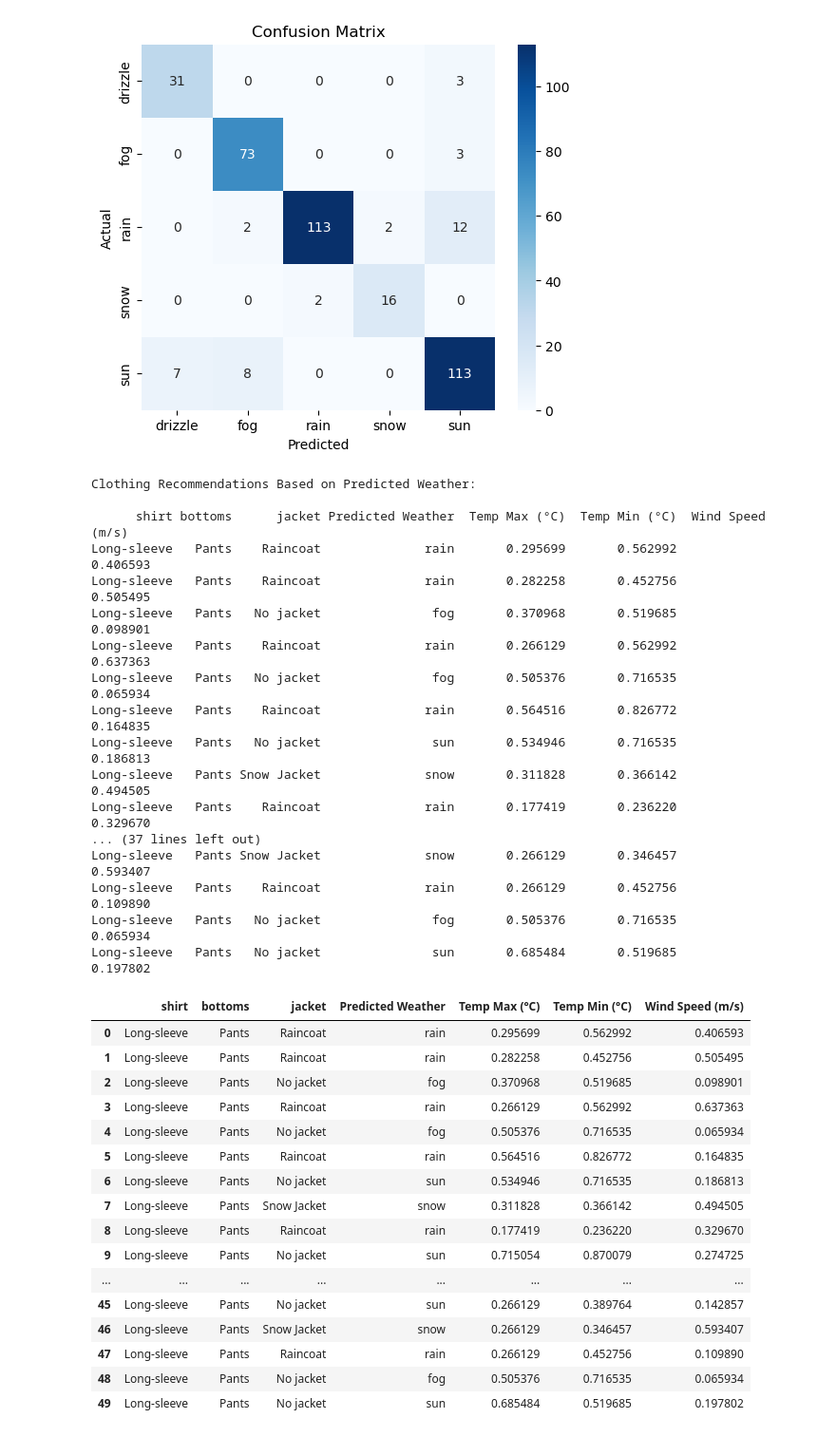
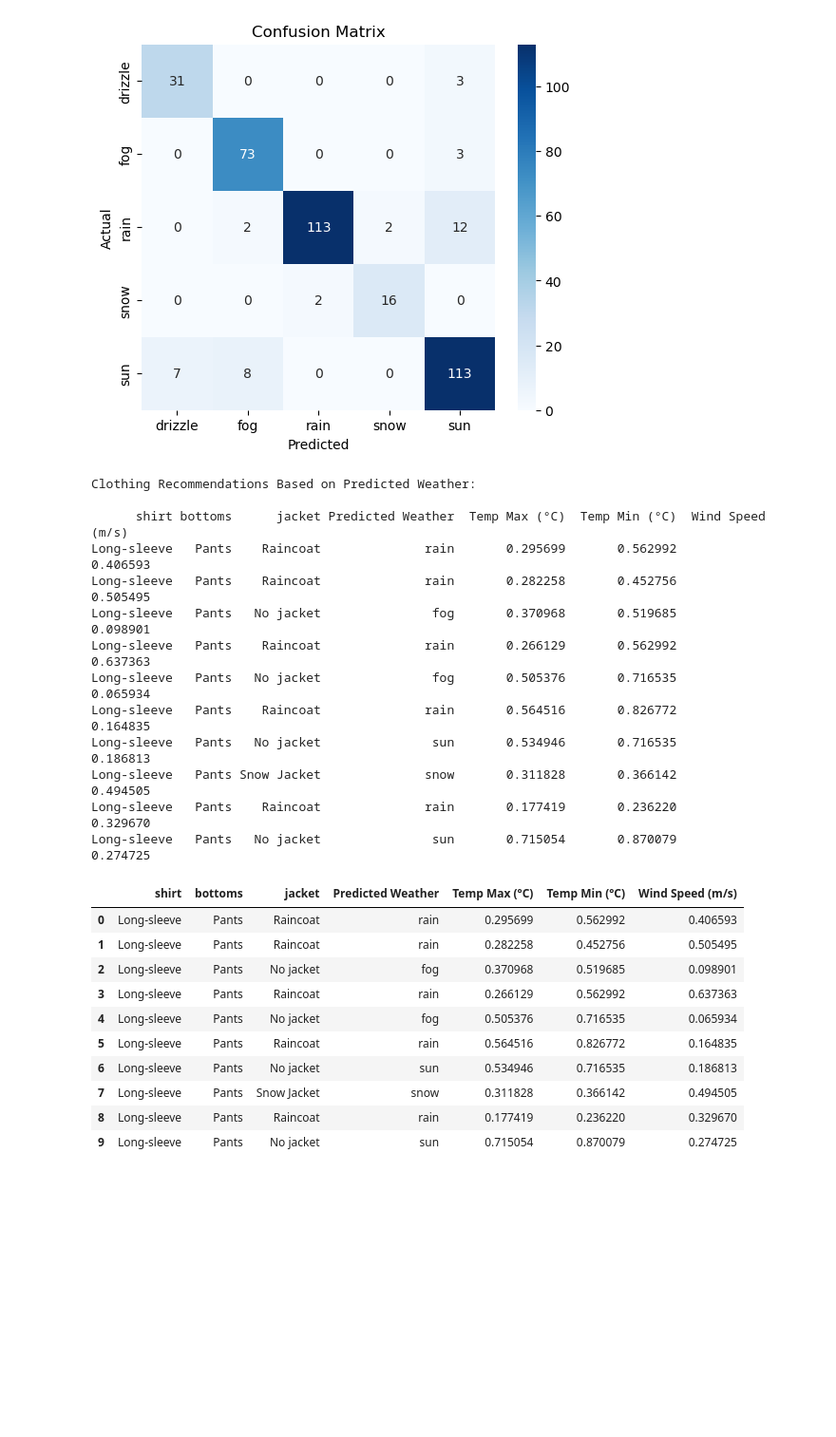
Before and after one commit to joshleh/WeatherWear, a Jupyter notebook: weather-predictor.ipynb, the cells around one changed output. Shown at 95% size. Drawn from its saved outputs; the diff is of its cells as text; code cells hidden in the pictures; blank space fills up the shorter version.

```diff
--- a/weather-predictor.ipynb
+++ b/weather-predictor.ipynb
@@ -222,7 +222,7 @@ plt.show()
 [figure]
 # %%
 # Select a few random test samples
-sample_days = X_test.sample(50, random_state=42)
+sample_days = X_test.sample(10, random_state=42)
 predicted_weather = rf_model.predict(sample_days)
 
 # Generate recommendations for each sample
@@ -246,41 +246,31 @@ recommendation_df = pd.DataFrame(recommendations)
 # Display results in table format
 print("\nClothing Recommendations Based on Predicted Weather:\n")
 print(recommendation_df.to_string(index=False))
 
 # Display as a DataFrame
 recommendation_df
 # %% [output]
 Clothing Recommendations Based on Predicted Weather:
 
       shirt bottoms      jacket Predicted Weather  Temp Max (°C)  Temp Min (°C)  Wind Speed (m/s)
 Long-sleeve   Pants    Raincoat              rain       0.295699       0.562992          0.406593
 Long-sleeve   Pants    Raincoat              rain       0.282258       0.452756          0.505495
 Long-sleeve   Pants   No jacket               fog       0.370968       0.519685          0.098901
 Long-sleeve   Pants    Raincoat              rain       0.266129       0.562992          0.637363
 Long-sleeve   Pants   No jacket               fog       0.505376       0.716535          0.065934
 Long-sleeve   Pants    Raincoat              rain       0.564516       0.826772          0.164835
 Long-sleeve   Pants   No jacket               sun       0.534946       0.716535          0.186813
 Long-sleeve   Pants Snow Jacket              snow       0.311828       0.366142          0.494505
 Long-sleeve   Pants    Raincoat              rain       0.177419       0.236220          0.329670
-... (37 lines left out)
-Long-sleeve   Pants Snow Jacket              snow       0.266129       0.346457          0.593407
-Long-sleeve   Pants    Raincoat              rain       0.266129       0.452756          0.109890
-Long-sleeve   Pants   No jacket               fog       0.505376       0.716535          0.065934
-Long-sleeve   Pants   No jacket               sun       0.685484       0.519685          0.197802
+Long-sleeve   Pants   No jacket               sun       0.715054       0.870079          0.274725
 |  | shirt | bottoms | jacket | Predicted Weather | Temp Max (°C) | Temp Min (°C) | Wind Speed (m/s) |
 | 0 | Long-sleeve | Pants | Raincoat | rain | 0.295699 | 0.562992 | 0.406593 |
 | 1 | Long-sleeve | Pants | Raincoat | rain | 0.282258 | 0.452756 | 0.505495 |
 | 2 | Long-sleeve | Pants | No jacket | fog | 0.370968 | 0.519685 | 0.098901 |
 | 3 | Long-sleeve | Pants | Raincoat | rain | 0.266129 | 0.562992 | 0.637363 |
 | 4 | Long-sleeve | Pants | No jacket | fog | 0.505376 | 0.716535 | 0.065934 |
 | 5 | Long-sleeve | Pants | Raincoat | rain | 0.564516 | 0.826772 | 0.164835 |
 | 6 | Long-sleeve | Pants | No jacket | sun | 0.534946 | 0.716535 | 0.186813 |
 | 7 | Long-sleeve | Pants | Snow Jacket | snow | 0.311828 | 0.366142 | 0.494505 |
 | 8 | Long-sleeve | Pants | Raincoat | rain | 0.177419 | 0.236220 | 0.329670 |
 | 9 | Long-sleeve | Pants | No jacket | sun | 0.715054 | 0.870079 | 0.274725 |
-| ... | ... | ... | ... | ... | ... | ... | ... |
-| 45 | Long-sleeve | Pants | No jacket | sun | 0.266129 | 0.389764 | 0.142857 |
-| 46 | Long-sleeve | Pants | Snow Jacket | snow | 0.266129 | 0.346457 | 0.593407 |
-| 47 | Long-sleeve | Pants | Raincoat | rain | 0.266129 | 0.452756 | 0.109890 |
-| 48 | Long-sleeve | Pants | No jacket | fog | 0.505376 | 0.716535 | 0.065934 |
-| 49 | Long-sleeve | Pants | No jacket | sun | 0.685484 | 0.519685 | 0.197802 |
```
Also changed, not shown: parts of 1 cell of this notebook, 1 other file.
